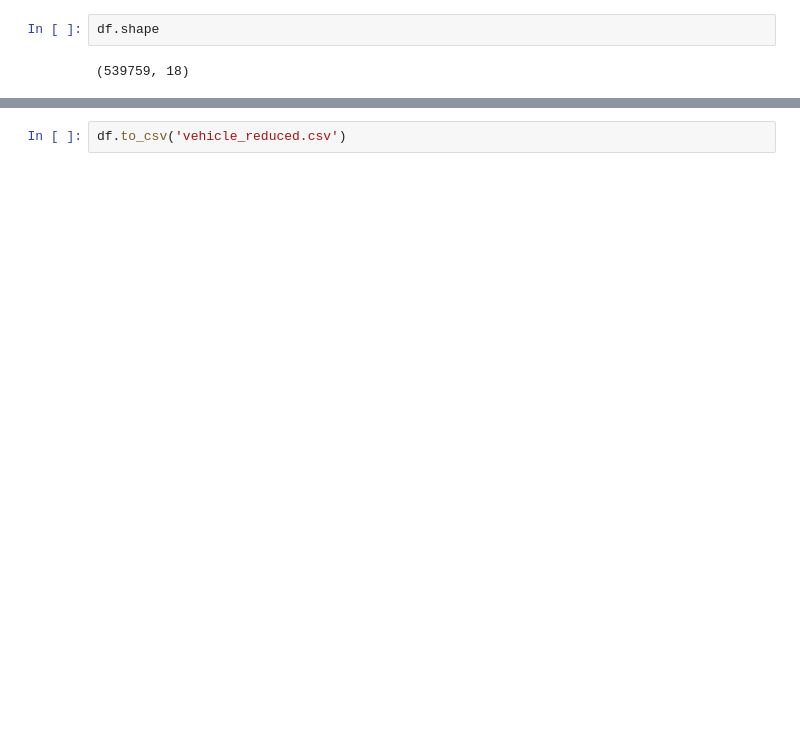
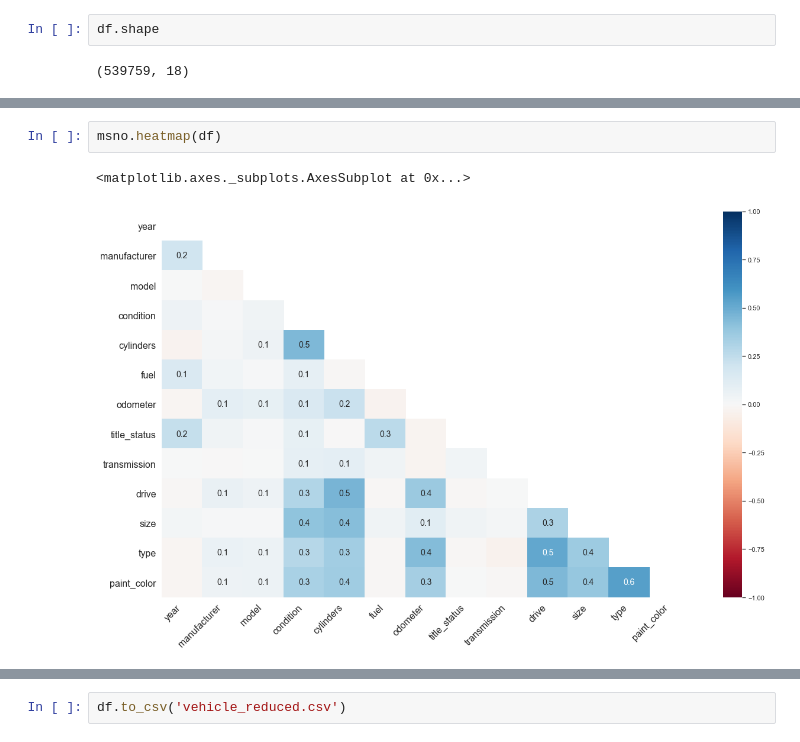
Before and after one commit to TG7789RR/pythonlearningx64, a Jupyter notebook: kmeans_vehicle_v1_cleanfile.ipynb, the cells around one changed output, grey strips where cells are left out. Drawn from its saved outputs; the diff is of its cells as text; blank space fills up the shorter version.

```diff
--- a/kmeans_vehicle_v1_cleanfile.ipynb
+++ b/kmeans_vehicle_v1_cleanfile.ipynb
@@ -98,0 +110,5 @@ df.shape
+# %%
+msno.heatmap(df)
+# %% [output]
+<matplotlib.axes._subplots.AxesSubplot at 0x...>
+[figure, added]
```
Also changed, not shown: parts of 4 cells of this notebook.
